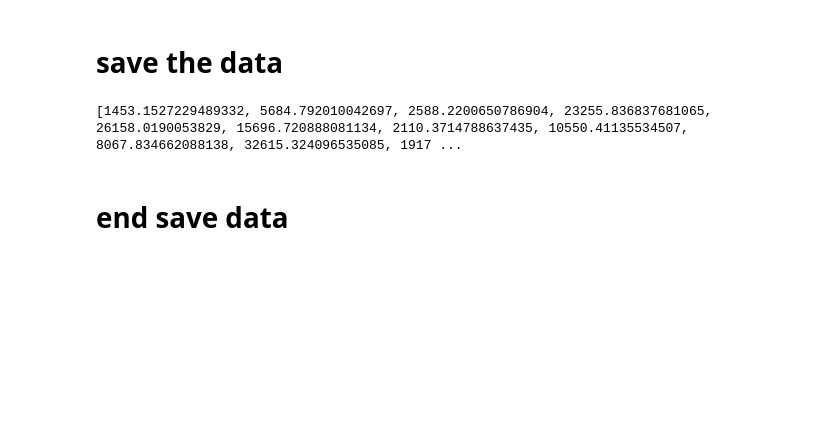
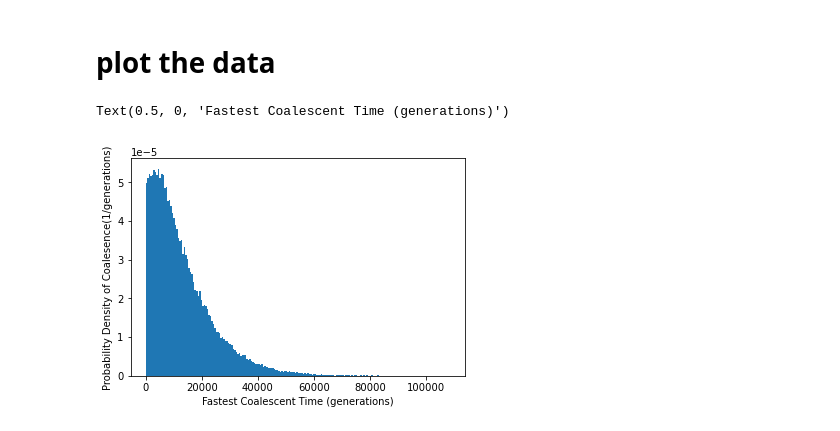
Before and after one commit to zhaoz0314/2-mrca, a Jupyter notebook: 2mrca.ipynb, the cells around one changed output. Drawn from its saved outputs; the diff is of its cells as text; code cells hidden in the pictures; blank space fills up the shorter version.

```diff
--- a/2mrca.ipynb
+++ b/2mrca.ipynb
@@ -49,8 +35,28 @@ plot(t*exp(-t**2),(t,0,5))
+# %%
+# save the data
+# with open("sim_"+datetime.now().strftime("%H_%M_%S")+".txt", 'w') as txtfile:
+with open("sim_2mrca.txt", 'w') as txtfile:
+    txtfile.write(str(t_mrca_list))
 # %% [markdown]
-# save the data
+# plot the data
 # %%
-print(t_mrca_list)
+# import the data
+with open("sim_2mrca.txt", 'r') as txtfile:
+    t_mrca_list_text=txtfile.read();
+start=1;
+t_mrca_list=[];
+for idx in range(num):
+    if idx<num-1:
+        end=t_mrca_list_text.index(", ");
+        t_mrca_list.append(float(t_mrca_list_text[start:end]))
+        t_mrca_list_text=t_mrca_list_text[end+1:len(t_mrca_list_text)];
+    else:
+        t_mrca_list.append(float(t_mrca_list_text[start:len(t_mrca_list_text)-1]))
-# %% [output]
-[1453.1527229489332, 5684.792010042697, 2588.2200650786904, 23255.836837681065, 26158.0190053829, 15696.720888081134, 2110.3714788637435, 10550.41135534507, 8067.834662088138, 32615.324096535085, 1917 ...
-# %% [markdown]
-# end save data
+# %%
+# plot the distribution
+plt.hist(t_mrca_list, density=True, bins=200,range=(0,max(t_mrca_list)))
+plt.ylabel("Probability Density of Coalesence(1/generations)")
+plt.xlabel("Fastest Coalescent Time (generations)")
+# %% [output]
+Text(0.5, 0, 'Fastest Coalescent Time (generations)')
+[figure, added]
```
Also changed, not shown: parts of 8 cells of this notebook, 2 other files.
